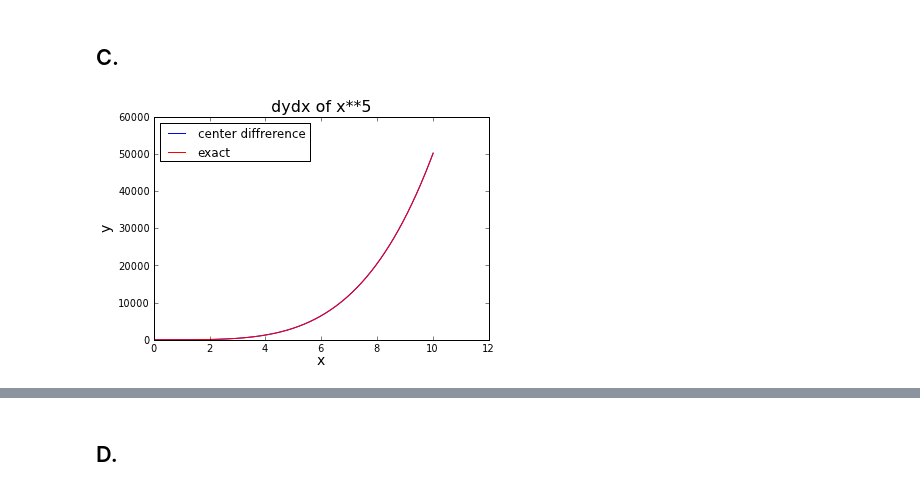
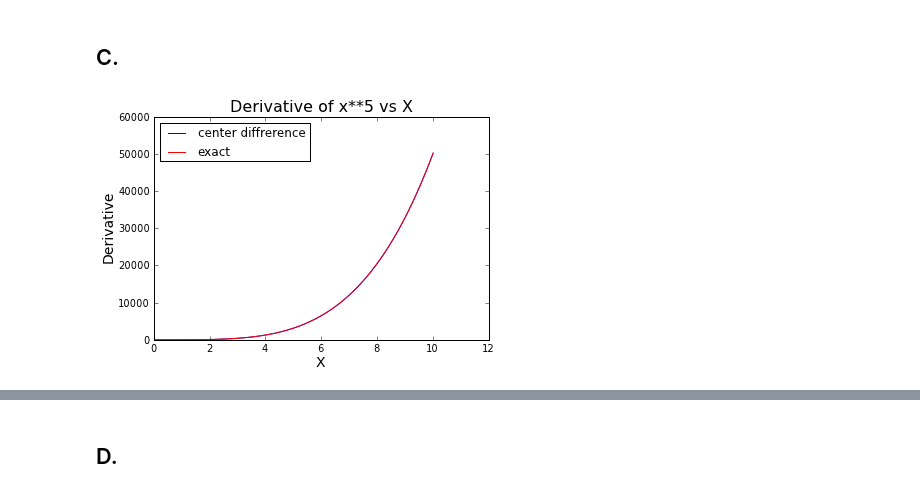
Before and after one commit to ewjohnst/PHYS202-S13, a Jupyter notebook: Week4/InterpAndDiffEx3.ipynb, the cells around one changed output, grey strips where cells are left out. Saved outputs shown, nothing was run; the diff lists cells and outputs as text; code cells hidden in the pictures.

```diff
--- a/Week4/InterpAndDiffEx3.ipynb
+++ b/Week4/InterpAndDiffEx3.ipynb
@@ -145,13 +173,13 @@ C.
 # %%
 x = arange(0.,10.01,0.001)
 y = x**5
 dydxExact = 5*x**4
 plot(x,finiteDifference(x,y),label='center diffrerence', color='blue')
 plot(x,dydxExact,label='exact', color='red')
 legend(loc='upper left')
-xlabel('x', fontsize = 14)
-ylabel('y', fontsize = 14)
-title('dydx of x**5', fontsize = 16)
+xlabel('X', fontsize = 14)
+ylabel('Derivative', fontsize = 14)
+title('Derivative of x**5 vs X', fontsize = 16)
 show()
 # %% [output]
-[figure, old version]
+[figure, new version]
```
Also changed, not shown: parts of 17 cells of this notebook.
